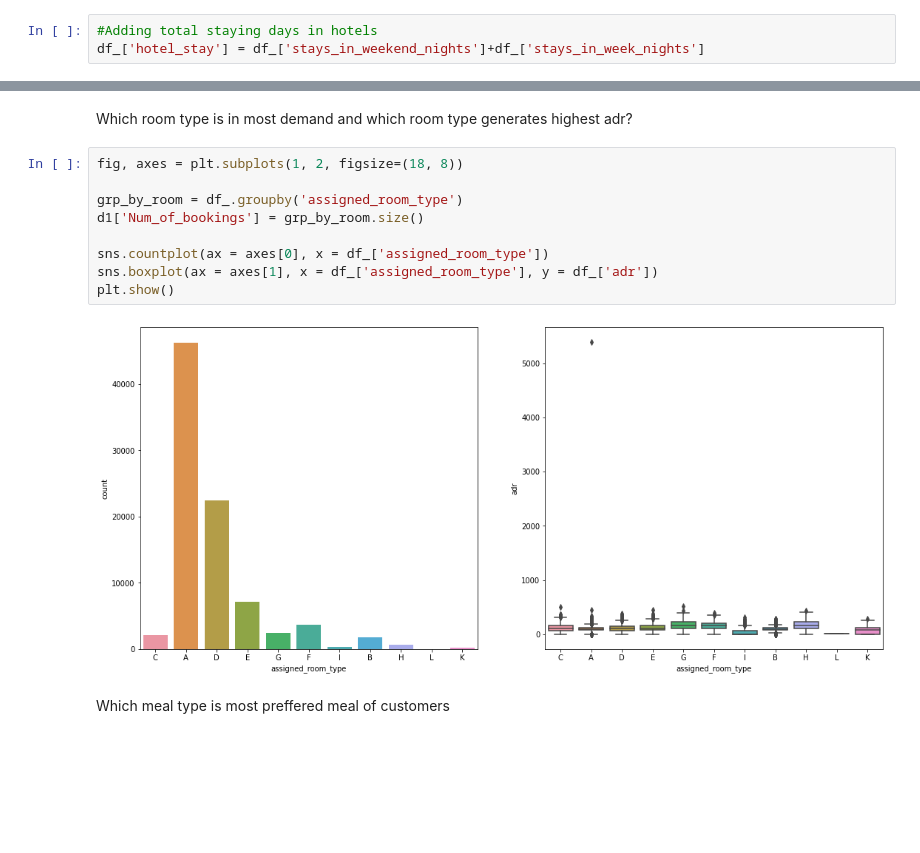
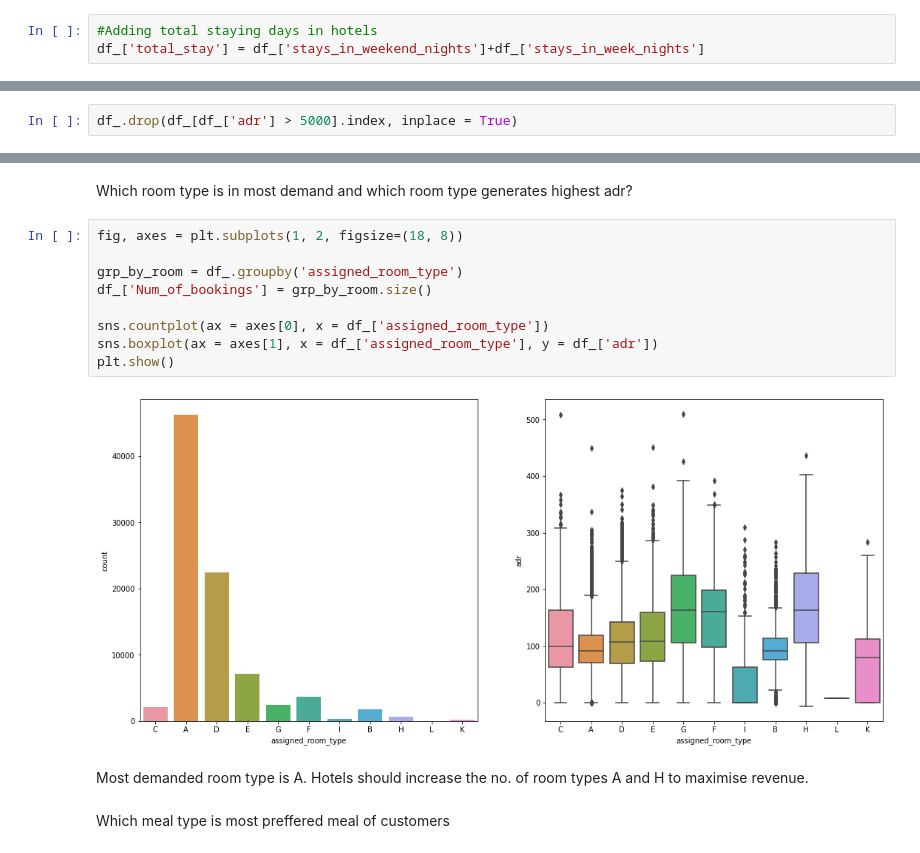
Before and after one commit to Rohit3295/hotel_booking_analysis, a Jupyter notebook: EDA_Hotel_booking_analysis.ipynb, the cells around one changed output, grey strips where cells are left out. Drawn from its saved outputs; the diff is of its cells as text; blank space fills up the shorter version.

```diff
--- a/EDA_Hotel_booking_analysis.ipynb
+++ b/EDA_Hotel_booking_analysis.ipynb
@@ -223,7 +223,7 @@ df_[['children', 'company' , 'agent']] = df_[['children', 'company' , 'agent']].
 df_['reservation_status_date'] = pd.to_datetime(df_['reservation_status_date'], format = '%Y-%m-%d')
 # %%
 #Adding total staying days in hotels
-df_['hotel_stay'] = df_['stays_in_weekend_nights']+df_['stays_in_week_nights']
+df_['total_stay'] = df_['stays_in_weekend_nights']+df_['stays_in_week_nights']
 # %%
 #adding total people number as column.
 df_['total_people'] = df_['adults']+df_['children']+df_['babies']
@@ -229,0 +259,2 @@ df_['total_people'] = df_['adults']+df_['children']+df_['babies']
+# %%
+df_.drop(df_[df_['adr'] > 5000].index, inplace = True)
@@ -297,14 +338,16 @@ Which room type is in most demand and which room type generates highest adr?
 # %%
 fig, axes = plt.subplots(1, 2, figsize=(18, 8))
 
 grp_by_room = df_.groupby('assigned_room_type')
-d1['Num_of_bookings'] = grp_by_room.size()
+df_['Num_of_bookings'] = grp_by_room.size()
 
 sns.countplot(ax = axes[0], x = df_['assigned_room_type'])
 sns.boxplot(ax = axes[1], x = df_['assigned_room_type'], y = df_['adr'])
 plt.show()
 # %% [output]
-[figure, old version]
+[figure, new version]
+# %% [markdown]
+Most demanded room type is A.  Hotels should increase the no. of room types A and H to maximise revenue.
 # %% [markdown]
 Which meal type is most preffered meal of customers
 # %%
```
Also changed, not shown: parts of 28 cells of this notebook.
